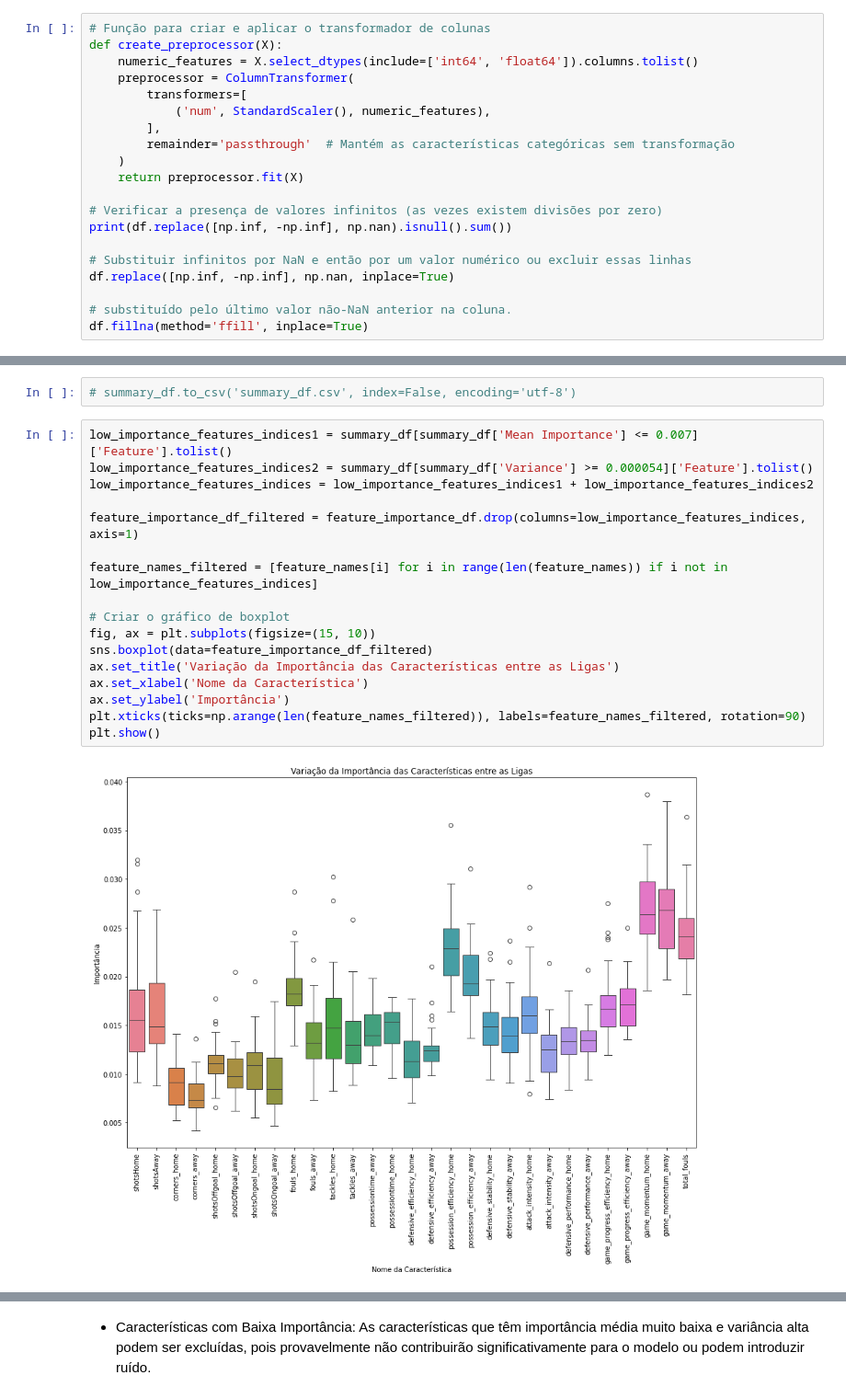
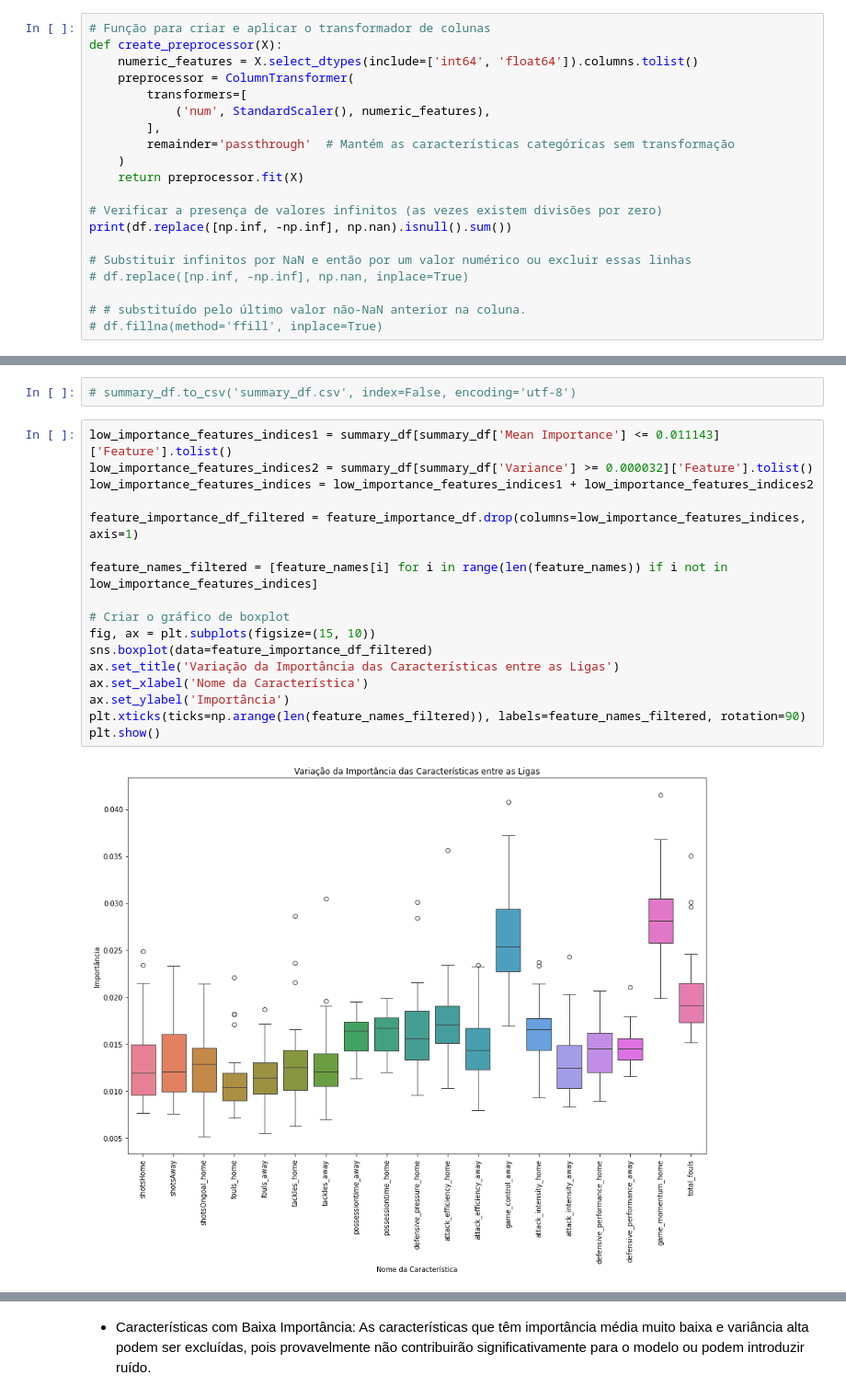
Before and after one commit to nathancarlos22/eo-fut-live, a Jupyter notebook: src/after_engineering.ipynb, the cells around one changed output, grey strips where cells are left out. Shown at 92% size. Drawn from its saved outputs; the diff is of its cells as text.

```diff
--- a/src/after_engineering.ipynb
+++ b/src/after_engineering.ipynb
@@ -49,10 +49,10 @@ def create_preprocessor(X):
 print(df.replace([np.inf, -np.inf], np.nan).isnull().sum())
 
 # Substituir infinitos por NaN e então por um valor numérico ou excluir essas linhas
-df.replace([np.inf, -np.inf], np.nan, inplace=True)
+# df.replace([np.inf, -np.inf], np.nan, inplace=True)
 
-# substituído pelo último valor não-NaN anterior na coluna.
-df.fillna(method='ffill', inplace=True)
+# # substituído pelo último valor não-NaN anterior na coluna.
+# df.fillna(method='ffill', inplace=True)
 # %% [output]
 minute                           0
 homeTeam                         0
@@ -314,23 +314,23 @@ summary_df.sort_values('Variance', ascending=False)
 # %%
 # summary_df.to_csv('summary_df.csv', index=False, encoding='utf-8')
 # %%
-low_importance_features_indices1 = summary_df[summary_df['Mean Importance'] <= 0.007]['Feature'].tolist()
-low_importance_features_indices2 = summary_df[summary_df['Variance'] >= 0.000054]['Feature'].tolist()
+low_importance_features_indices1 = summary_df[summary_df['Mean Importance'] <= 0.011143]['Feature'].tolist()
+low_importance_features_indices2 = summary_df[summary_df['Variance'] >= 0.000032]['Feature'].tolist()
 low_importance_features_indices = low_importance_features_indices1 + low_importance_features_indices2
 
 feature_importance_df_filtered = feature_importance_df.drop(columns=low_importance_features_indices, axis=1)
 
 feature_names_filtered = [feature_names[i] for i in range(len(feature_names)) if i not in low_importance_features_indices]
 
 # Criar o gráfico de boxplot
 fig, ax = plt.subplots(figsize=(15, 10))
 sns.boxplot(data=feature_importance_df_filtered)
 ax.set_title('Variação da Importância das Características entre as Ligas')
 ax.set_xlabel('Nome da Característica')
 ax.set_ylabel('Importância')
 plt.xticks(ticks=np.arange(len(feature_names_filtered)), labels=feature_names_filtered, rotation=90)
 plt.show()
 # %% [output]
-[figure, old version]
+[figure, new version]
 # %%
 # agora posso excluir características com baixa importância e alta variância
```
Also changed, not shown: parts of 11 cells of this notebook, 41 other files.
